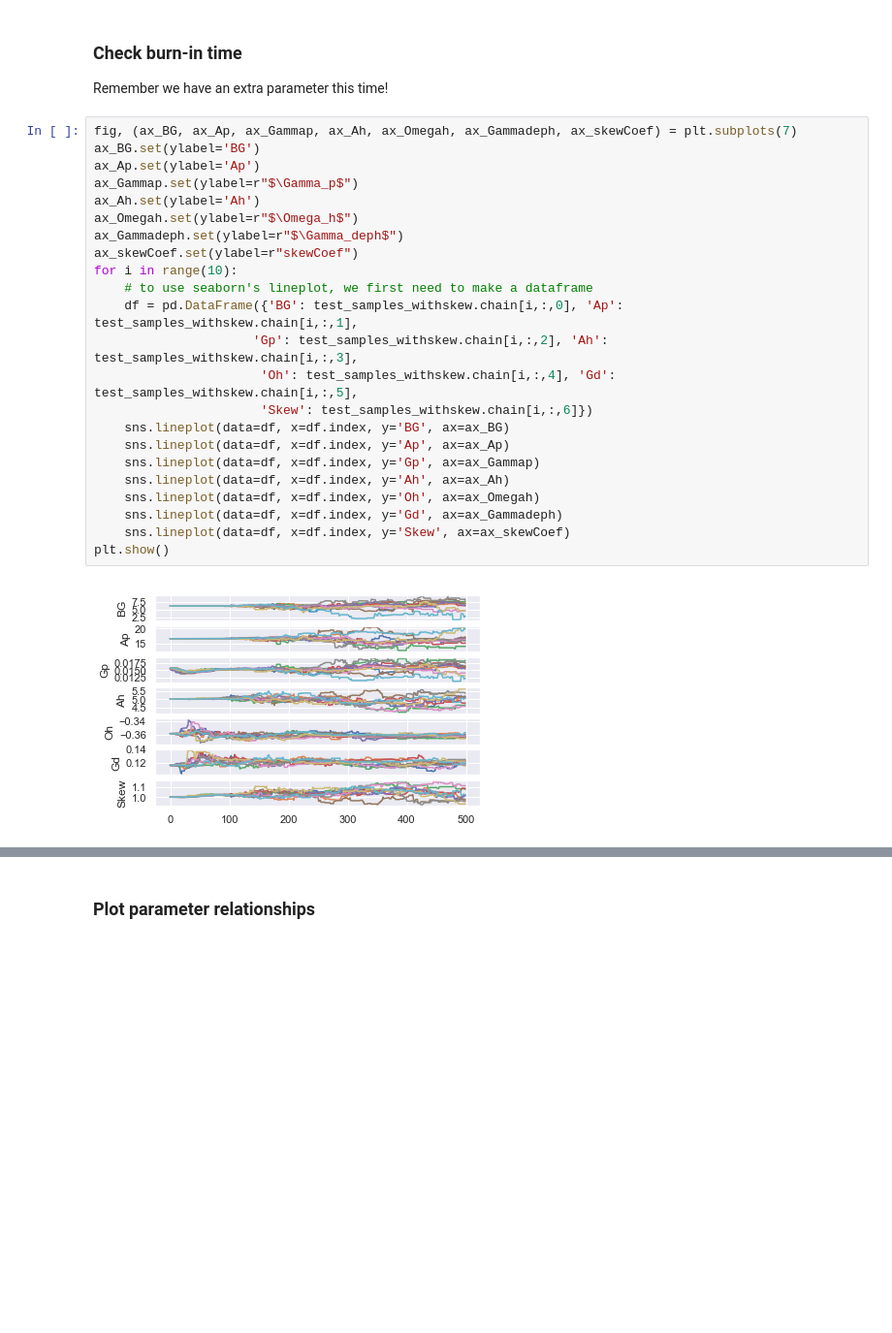
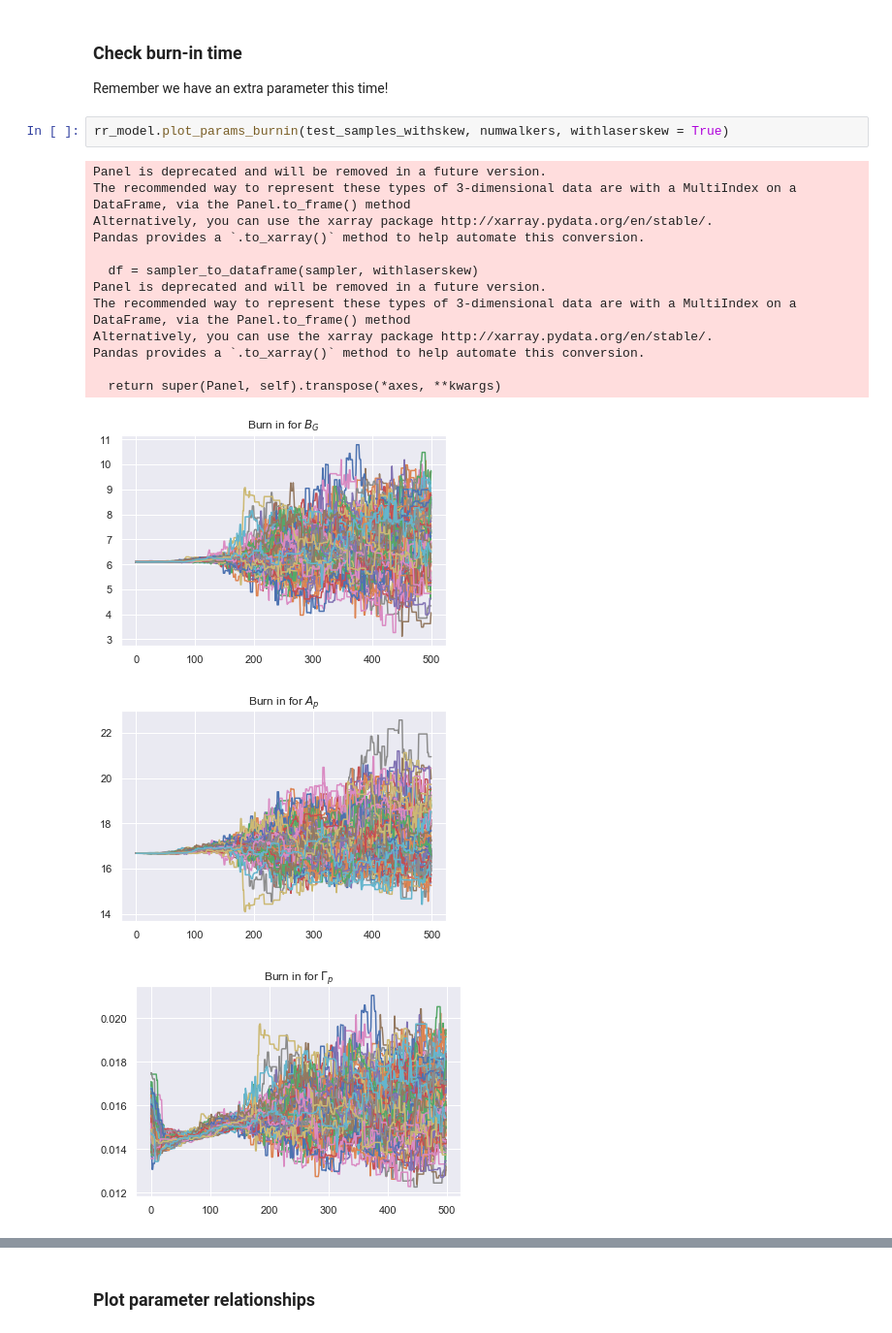
Before and after one commit to phys201/raman_rabi, a Jupyter notebook: tutorial.ipynb, the cells around one changed output, grey strips where cells are left out. Shown at 97% size. Cells and saved outputs as stored; diff of their text form; blank space fills up the shorter version.

```diff
--- a/tutorial.ipynb
+++ b/tutorial.ipynb
@@ -305,28 +282,21 @@ test_samples_withskew = rr_model.laserskew_Walkers(test_data, guesses_withskew,
 # %% [markdown]
 ### Check burn-in time
 Remember we have an extra parameter this time!
-# %%
-fig, (ax_BG, ax_Ap, ax_Gammap, ax_Ah, ax_Omegah, ax_Gammadeph, ax_skewCoef) = plt.subplots(7)
-ax_BG.set(ylabel='BG')
-ax_Ap.set(ylabel='Ap')
-ax_Gammap.set(ylabel=r"$\Gamma_p$")
-ax_Ah.set(ylabel='Ah')
-ax_Omegah.set(ylabel=r"$\Omega_h$")
-ax_Gammadeph.set(ylabel=r"$\Gamma_deph$")
-ax_skewCoef.set(ylabel=r"skewCoef")
-for i in range(10):
-    # to use seaborn's lineplot, we first need to make a dataframe
-    df = pd.DataFrame({'BG': test_samples_withskew.chain[i,:,0], 'Ap': test_samples_withskew.chain[i,:,1],
-                     'Gp': test_samples_withskew.chain[i,:,2], 'Ah': test_samples_withskew.chain[i,:,3],
-                      'Oh': test_samples_withskew.chain[i,:,4], 'Gd': test_samples_withskew.chain[i,:,5],
-                      'Skew': test_samples_withskew.chain[i,:,6]})
-    sns.lineplot(data=df, x=df.index, y='BG', ax=ax_BG)
-    sns.lineplot(data=df, x=df.index, y='Ap', ax=ax_Ap)
-    sns.lineplot(data=df, x=df.index, y='Gp', ax=ax_Gammap)
-    sns.lineplot(data=df, x=df.index, y='Ah', ax=ax_Ah)
-    sns.lineplot(data=df, x=df.index, y='Oh', ax=ax_Omegah)
-    sns.lineplot(data=df, x=df.index, y='Gd', ax=ax_Gammadeph)
-    sns.lineplot(data=df, x=df.index, y='Skew', ax=ax_skewCoef)
-plt.show()
-# %% [output]
-[figure, removed]
+# %%
+rr_model.plot_params_burnin(test_samples_withskew, numwalkers, withlaserskew = True)
+# %% [output]
+Panel is deprecated and will be removed in a future version.
+The recommended way to represent these types of 3-dimensional data are with a MultiIndex on a DataFrame, via the Panel.to_frame() method
+Alternatively, you can use the xarray package http://xarray.pydata.org/en/stable/.
+Pandas provides a `.to_xarray()` method to help automate this conversion.
+
+  df = sampler_to_dataframe(sampler, withlaserskew)
+Panel is deprecated and will be removed in a future version.
+The recommended way to represent these types of 3-dimensional data are with a MultiIndex on a DataFrame, via the Panel.to_frame() method
+Alternatively, you can use the xarray package http://xarray.pydata.org/en/stable/.
+Pandas provides a `.to_xarray()` method to help automate this conversion.
+
+  return super(Panel, self).transpose(*axes, **kwargs)
+[figure, added]
+[figure, added]
+[figure, added]
```
Also changed, not shown: parts of 23 cells of this notebook.
